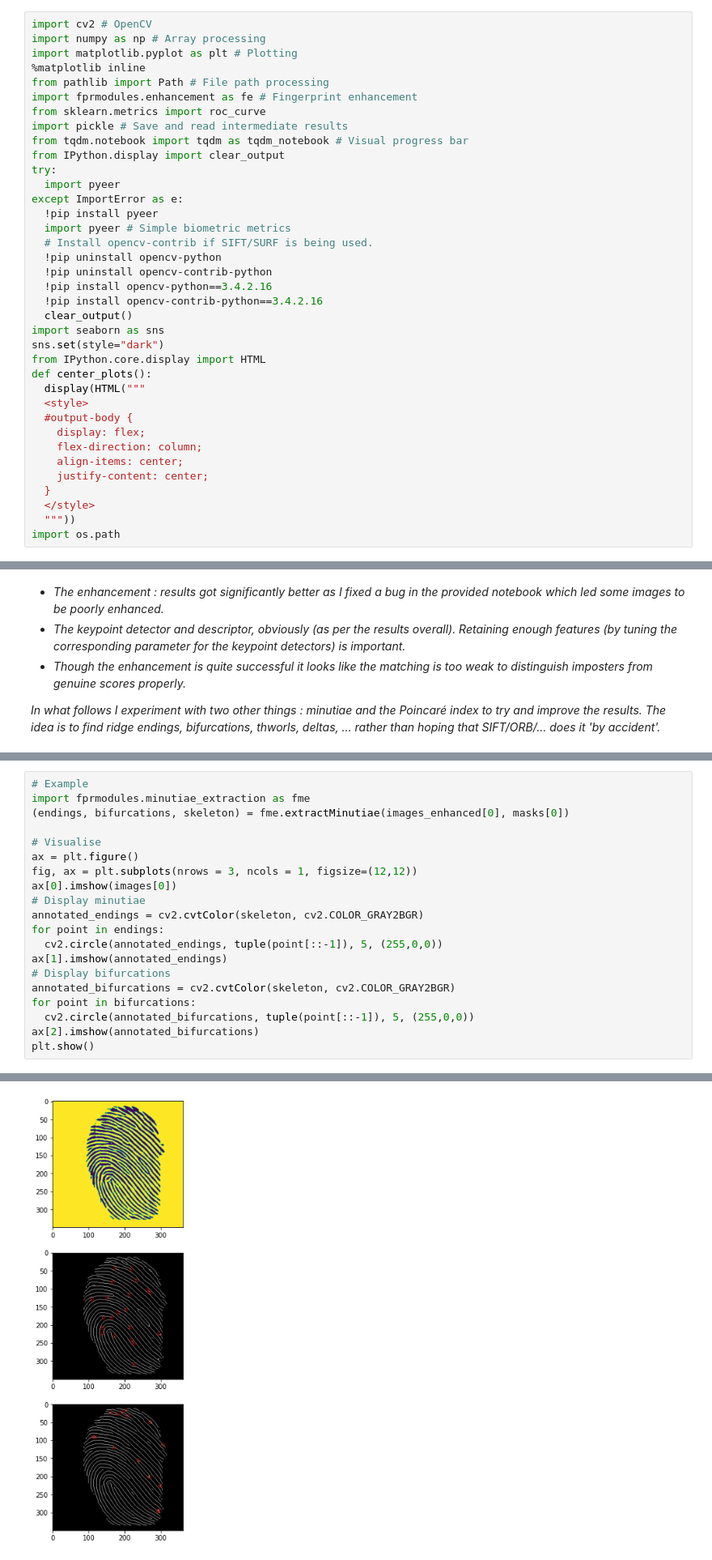
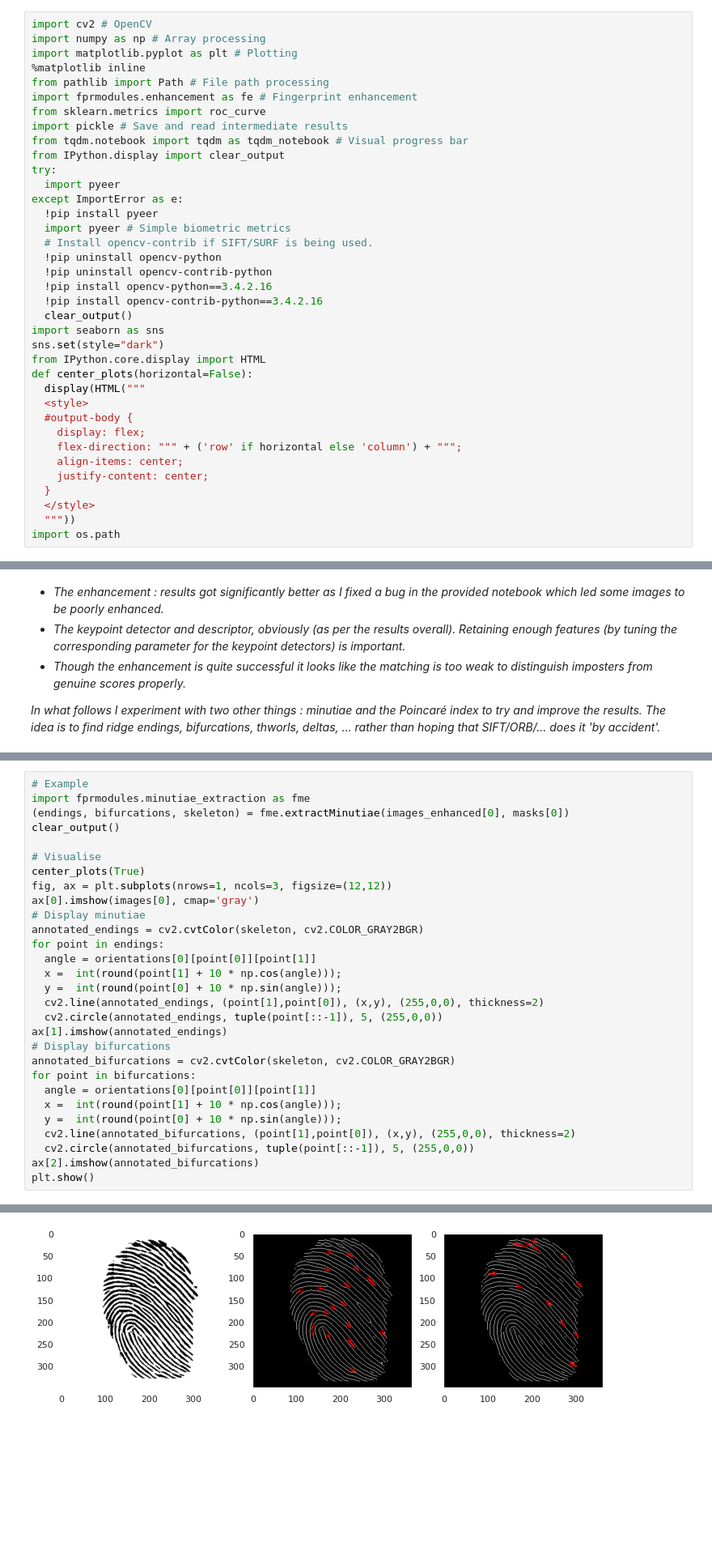
Before and after one commit to BrunoVandekerkhove/biometric-systems, a Jupyter notebook: fingerprint_recognition/fingerprint_recognition.ipynb, the cells around one changed output, grey strips where cells are left out. Shown at 81% size. Cells and saved outputs as stored; diff of their text form; blank space fills up the shorter version.

```diff
--- a/fingerprint_recognition/fingerprint_recognition.ipynb
+++ b/fingerprint_recognition/fingerprint_recognition.ipynb
@@ -35,12 +34,12 @@ except ImportError as e:
 import seaborn as sns
 sns.set(style="dark")
 from IPython.core.display import HTML
-def center_plots():
+def center_plots(horizontal=False):
   display(HTML("""
   <style>
   #output-body {
     display: flex;
-    flex-direction: column;
+    flex-direction: """ + ('row' if horizontal else 'column') + """;
     align-items: center;
     justify-content: center;
   }
@@ -778,19 +776,28 @@ AUC for BRIEF_COMPOSITE :  0.8752349950396826
 # Example
 import fprmodules.minutiae_extraction as fme
 (endings, bifurcations, skeleton) = fme.extractMinutiae(images_enhanced[0], masks[0])
+clear_output()
 
 # Visualise
-ax = plt.figure()
-fig, ax = plt.subplots(nrows = 3, ncols = 1, figsize=(12,12))
-ax[0].imshow(images[0])
+center_plots(True)
+fig, ax = plt.subplots(nrows=1, ncols=3, figsize=(12,12))
+ax[0].imshow(images[0], cmap='gray')
 # Display minutiae
 annotated_endings = cv2.cvtColor(skeleton, cv2.COLOR_GRAY2BGR)
 for point in endings:
+  angle = orientations[0][point[0]][point[1]]
+  x =  int(round(point[1] + 10 * np.cos(angle)));
+  y =  int(round(point[0] + 10 * np.sin(angle)));
+  cv2.line(annotated_endings, (point[1],point[0]), (x,y), (255,0,0), thickness=2)
   cv2.circle(annotated_endings, tuple(point[::-1]), 5, (255,0,0))
 ax[1].imshow(annotated_endings)
 # Display bifurcations
 annotated_bifurcations = cv2.cvtColor(skeleton, cv2.COLOR_GRAY2BGR)
 for point in bifurcations:
+  angle = orientations[0][point[0]][point[1]]
+  x =  int(round(point[1] + 10 * np.cos(angle)));
+  y =  int(round(point[0] + 10 * np.sin(angle)));
+  cv2.line(annotated_bifurcations, (point[1],point[0]), (x,y), (255,0,0), thickness=2)
   cv2.circle(annotated_bifurcations, tuple(point[::-1]), 5, (255,0,0))
 ax[2].imshow(annotated_bifurcations)
 plt.show()
@@ -804 +805 @@ plt.show()
-[figure, old version]
+[figure, new version]
```
Also changed, not shown: parts of 20 cells of this notebook.
